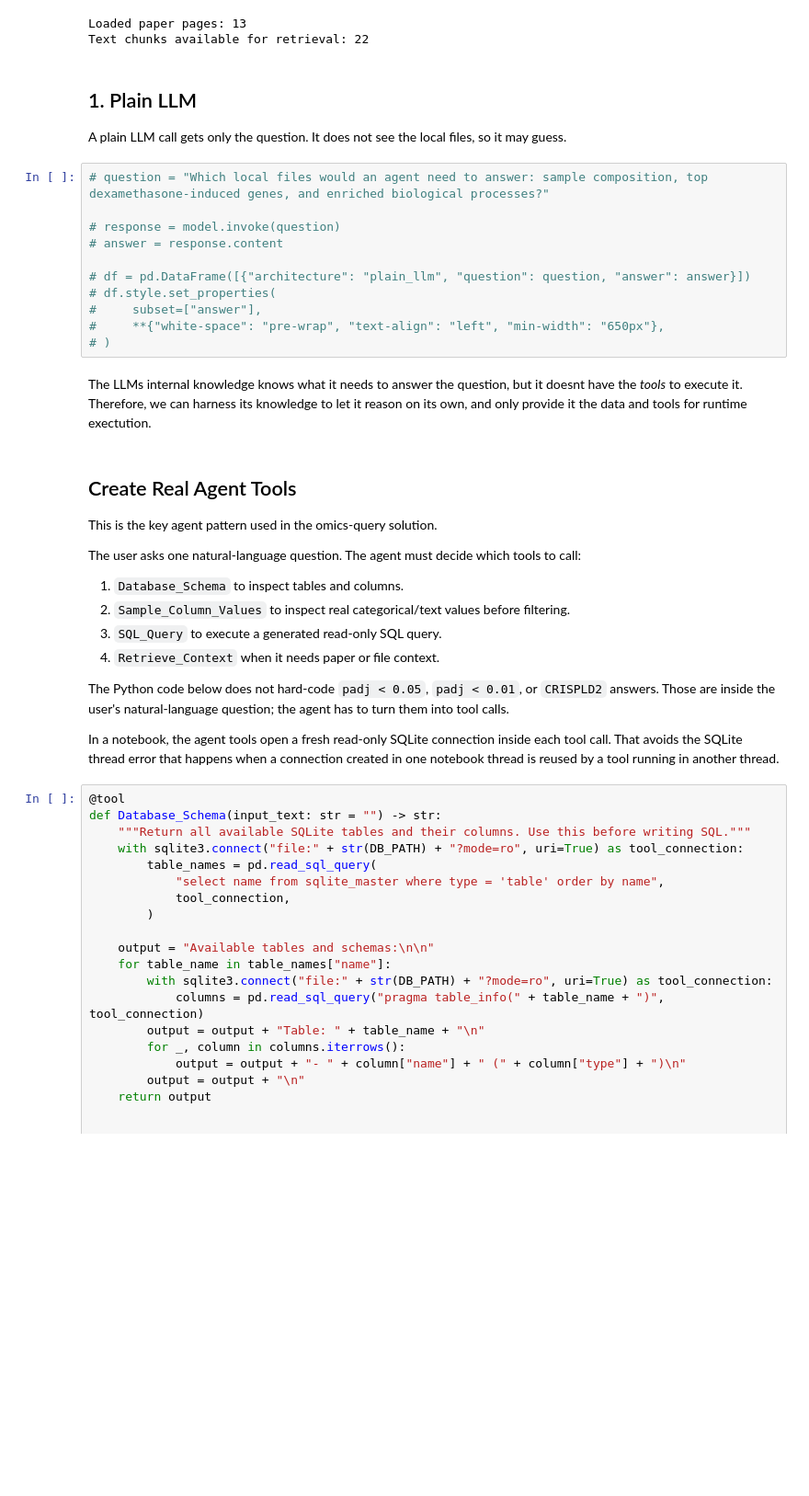
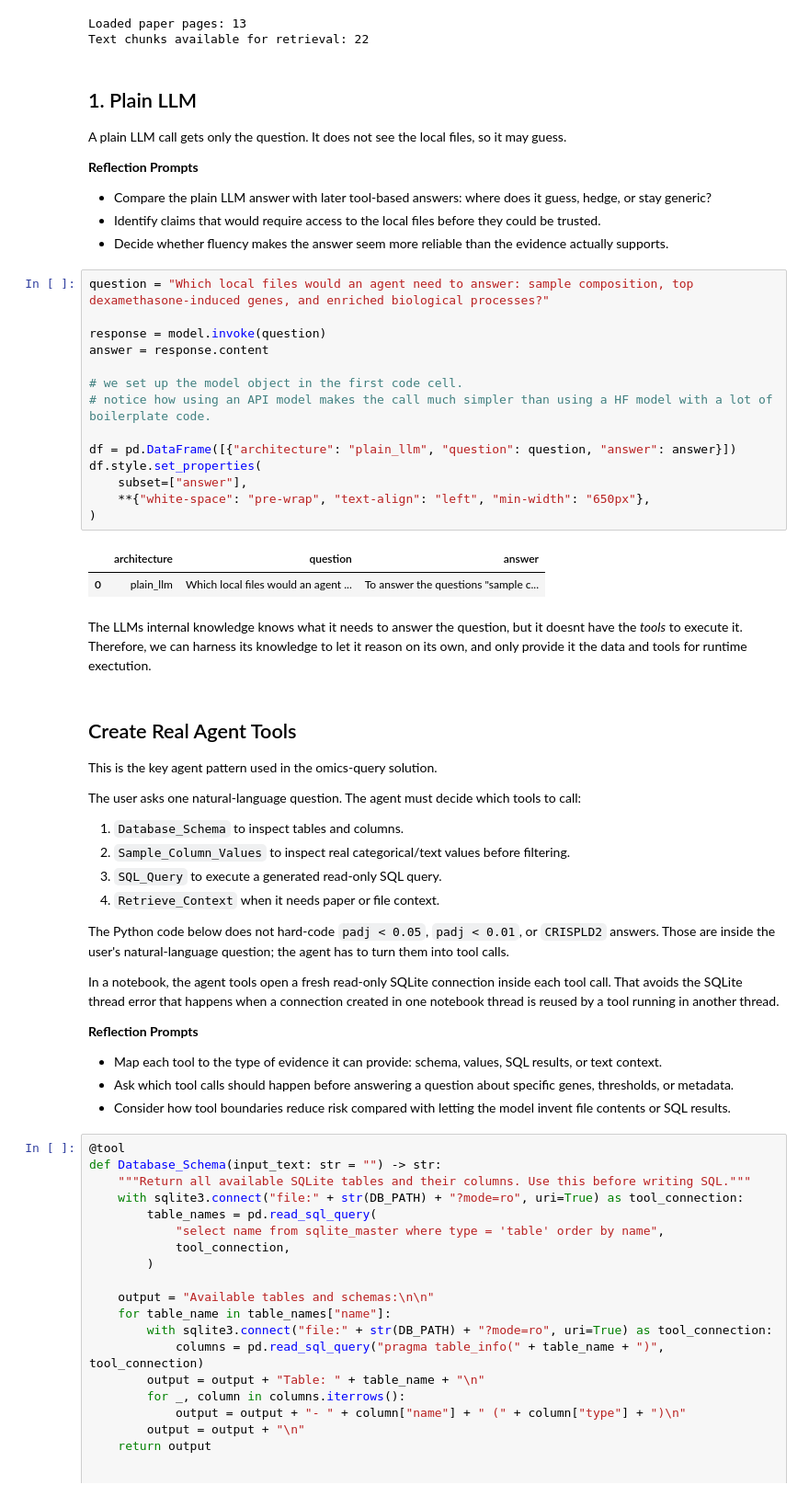
Before and after one commit to nfdata-omics/ai-agents-tutorial, a Jupyter notebook: notebooks/03_agent_architectures.ipynb, the cells around one changed output. Shown at 92% size. Cells and saved outputs as stored; diff of their text form; blank space fills up the shorter version.

Commit message:
add notebooks with reflection points

```diff
--- a/notebooks/03_agent_architectures.ipynb
+++ b/notebooks/03_agent_architectures.ipynb
@@ -300,17 +247,29 @@ Text chunks available for retrieval: 22
 ## 1. Plain LLM
 
 A plain LLM call gets only the question. It does not see the local files, so it may guess.
+
+
+**Reflection Prompts**
+- Compare the plain LLM answer with later tool-based answers: where does it guess, hedge, or stay generic?
+- Identify claims that would require access to the local files before they could be trusted.
+- Decide whether fluency makes the answer seem more reliable than the evidence actually supports.
 # %%
-# question = "Which local files would an agent need to answer: sample composition, top dexamethasone-induced genes, and enriched biological processes?"
+question = "Which local files would an agent need to answer: sample composition, top dexamethasone-induced genes, and enriched biological processes?"
 
-# response = model.invoke(question)
-# answer = response.content
+response = model.invoke(question)
+answer = response.content
 
-# df = pd.DataFrame([{"architecture": "plain_llm", "question": question, "answer": answer}])
-# df.style.set_properties(
-#     subset=["answer"],
-#     **{"white-space": "pre-wrap", "text-align": "left", "min-width": "650px"},
-# )
+# we set up the model object in the first code cell.
+# notice how using an API model makes the call much simpler than using a HF model with a lot of boilerplate code.
+
+df = pd.DataFrame([{"architecture": "plain_llm", "question": question, "answer": answer}])
+df.style.set_properties(
+    subset=["answer"],
+    **{"white-space": "pre-wrap", "text-align": "left", "min-width": "650px"},
+)
+# %% [output]
+|  | architecture | question | answer |
+| 0 | plain_llm | Which local files would an agent ... | To answer the questions "sample c... |
 # %% [markdown]
 The LLMs internal knowledge knows what it needs to answer the question, but it doesnt have the *tools* to execute it. Therefore, we can harness its knowledge to let it reason on its own, and only provide it the data and tools for runtime exectution.
 # %% [markdown]
@@ -328,6 +287,12 @@ The user asks one natural-language question. The agent must decide which tools t
 The Python code below does not hard-code `padj < 0.05`, `padj < 0.01`, or `CRISPLD2` answers. Those are inside the user's natural-language question; the agent has to turn them into tool calls.
 
 In a notebook, the agent tools open a fresh read-only SQLite connection inside each tool call. That avoids the SQLite thread error that happens when a connection created in one notebook thread is reused by a tool running in another thread.
+
+
+**Reflection Prompts**
+- Map each tool to the type of evidence it can provide: schema, values, SQL results, or text context.
+- Ask which tool calls should happen before answering a question about specific genes, thresholds, or metadata.
+- Consider how tool boundaries reduce risk compared with letting the model invent file contents or SQL results.
 # %%
 @tool
 def Database_Schema(input_text: str = "") -> str:
```
Also changed, not shown: parts of 30 cells of this notebook, 2 other files.
